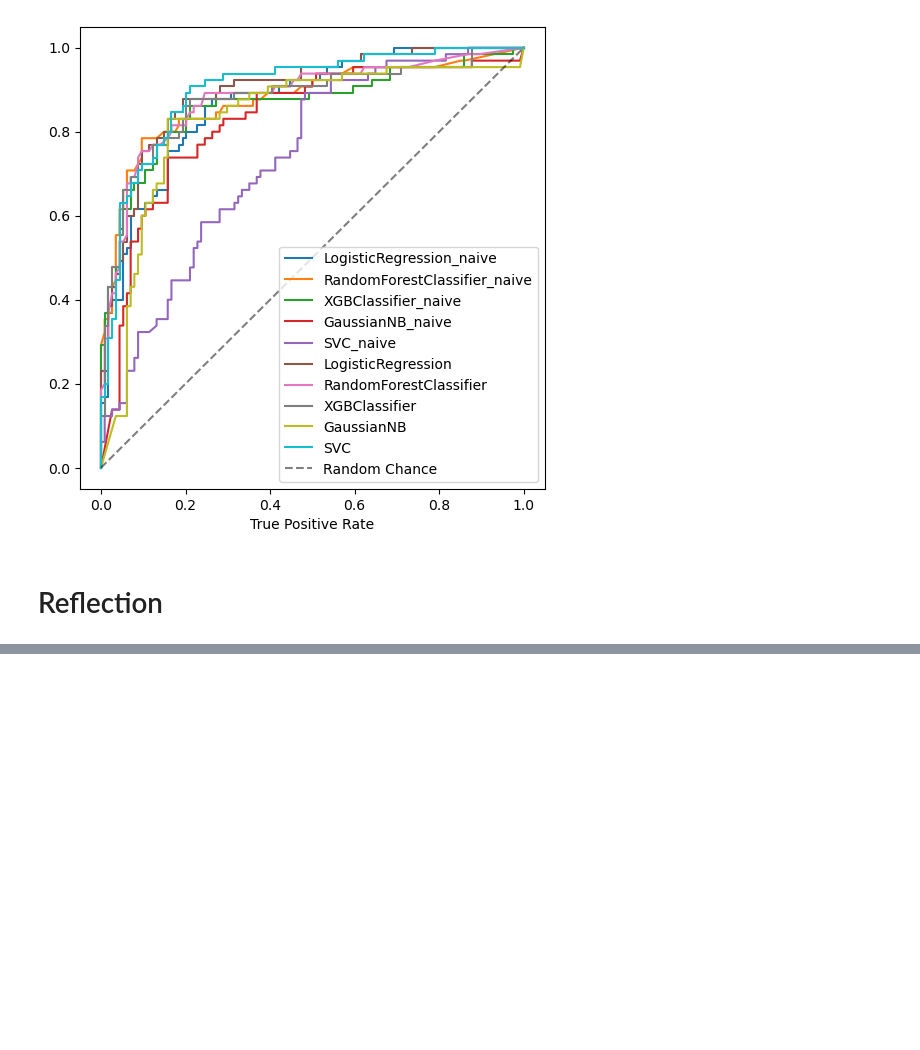
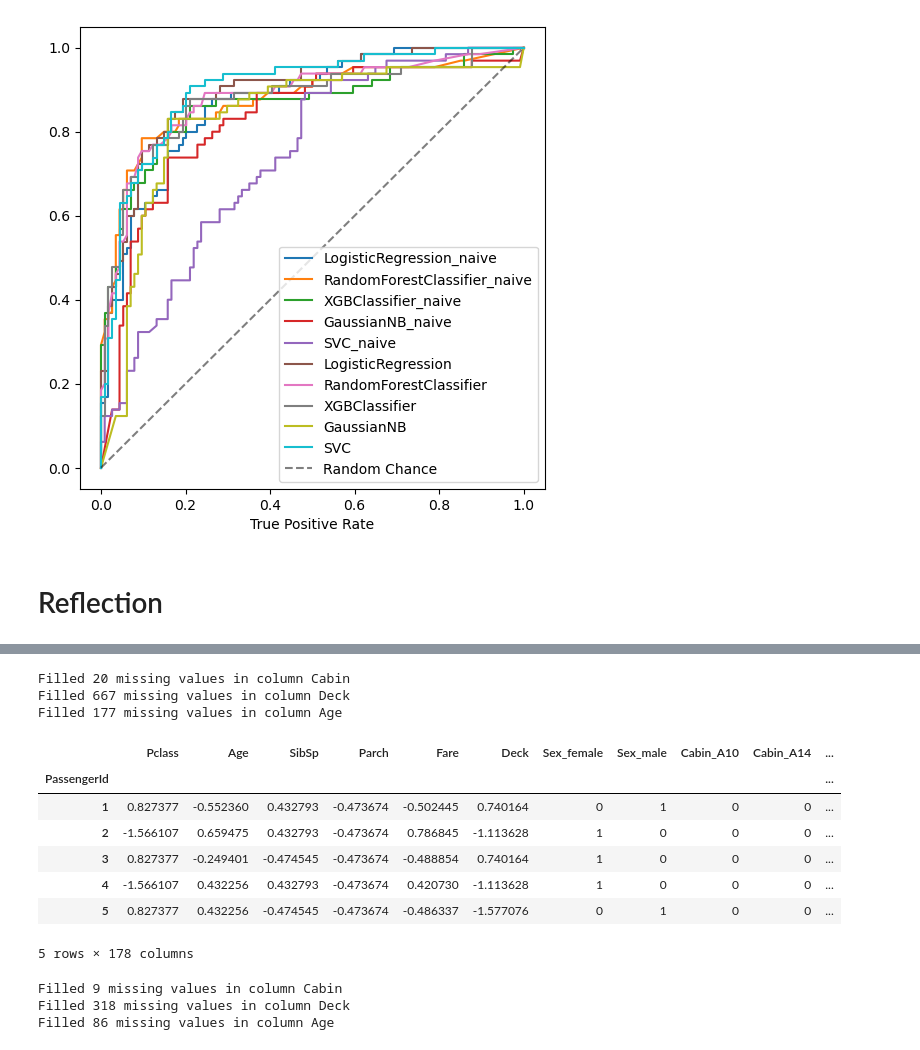
Before and after one commit to mklasby/ensf-444, a Jupyter notebook: lab-5/Lab-5-SVC-Trees-and-scaling-solutions.ipynb, the cells around one changed output, grey strips where cells are left out. Cells and saved outputs as stored; diff of their text form; code cells hidden in the pictures; blank space fills up the shorter version.

```diff
--- a/lab-5/Lab-5-SVC-Trees-and-scaling-solutions.ipynb
+++ b/lab-5/Lab-5-SVC-Trees-and-scaling-solutions.ipynb
@@ -1270,0 +1409,40 @@ ModelMetrics.display_all(combined_metrics)
+# %%
+# Define the pipeline:
+pipe = Pipeline(
+    steps = [
+        ("surname_t", surname_t),
+        ("title_t", title_t),
+        ("cabin_imputer", cabin_imputer),
+        ("deck_t", deck_t),
+        ("deck_imputer", deck_imputer),
+        ("age_imputer", age_imputer),
+        ("feature_dropper_t", feature_dropper_t),
+        ("family_t", family_t),
+        ("cabin_filler", cabin_filler),
+        ("ohe", ohe),
+        ("deck_encoder", deck_encoder),
+        ("ss", ss),
+        # Optionally can include an estimator here too!
+    ]
+)
+# Fit pipeline and transform X_train
+X_train_t = pipe.fit_transform(X_train, y_train)
+X_train_t.head()
+# %% [output]
+Filled 20 missing values in column Cabin
+Filled 667 missing values in column Deck
+Filled 177 missing values in column Age
+|  | Pclass | Age | SibSp | Parch | Fare | Deck | Sex_female | Sex_male | Cabin_A10 | Cabin_A14 | ... |
+| PassengerId |  |  |  |  |  |  |  |  |  |  | ... |
+| 1 | 0.827377 | -0.552360 | 0.432793 | -0.473674 | -0.502445 | 0.740164 | 0 | 1 | 0 | 0 | ... |
+| 2 | -1.566107 | 0.659475 | 0.432793 | -0.473674 | 0.786845 | -1.113628 | 1 | 0 | 0 | 0 | ... |
+| 3 | 0.827377 | -0.249401 | -0.474545 | -0.473674 | -0.488854 | 0.740164 | 1 | 0 | 0 | 0 | ... |
+| 4 | -1.566107 | 0.432256 | 0.432793 | -0.473674 | 0.420730 | -1.113628 | 1 | 0 | 0 | 0 | ... |
+| 5 | 0.827377 | 0.432256 | -0.474545 | -0.473674 | -0.486337 | -1.577076 | 0 | 1 | 0 | 0 | ... |
+5 rows × 178 columns
+# %%
+X_test_t = pipe.transform(X_test)
+# %% [output]
+Filled 9 missing values in column Cabin
+Filled 318 missing values in column Deck
+Filled 86 missing values in column Age
```
Also changed, not shown: parts of 8 cells of this notebook.
